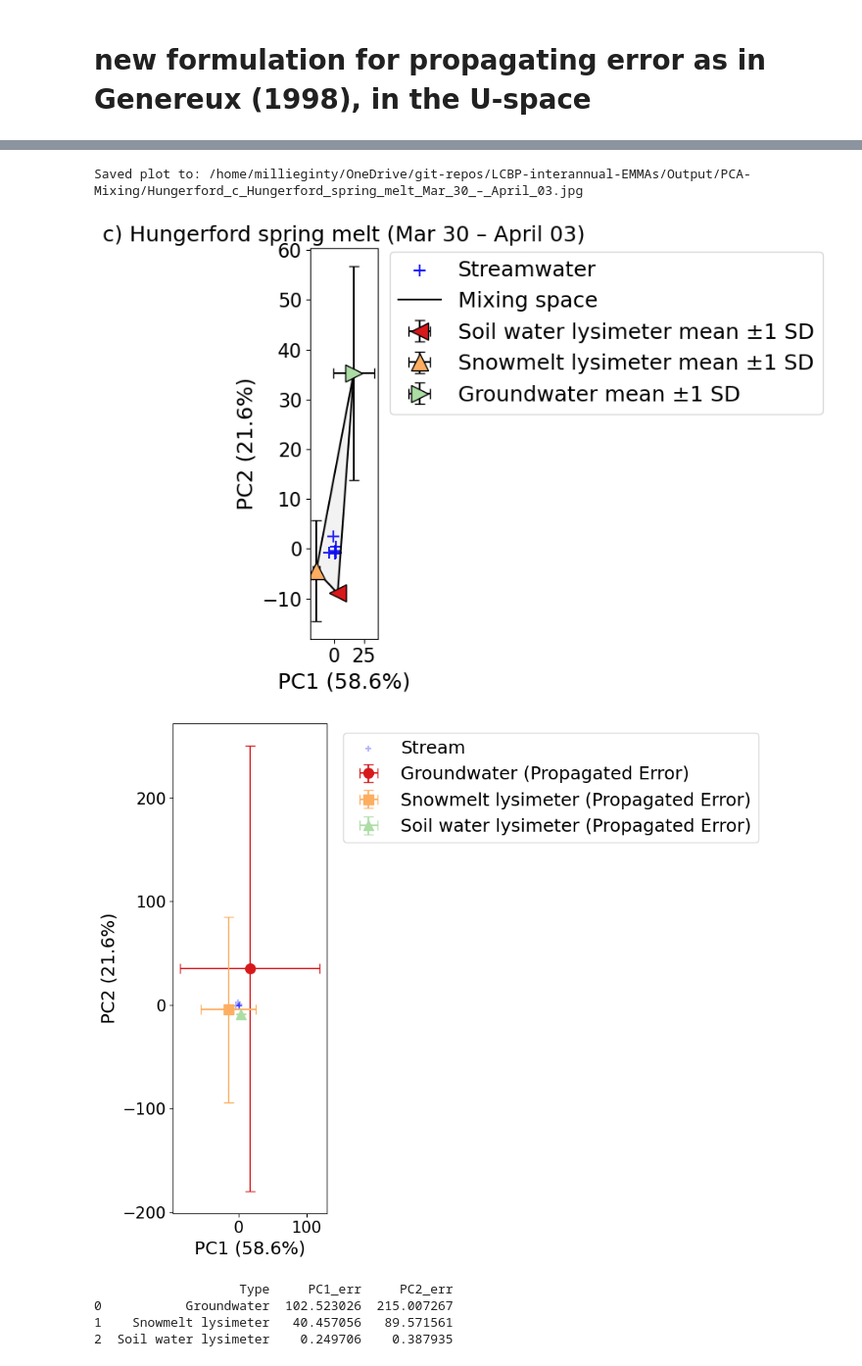
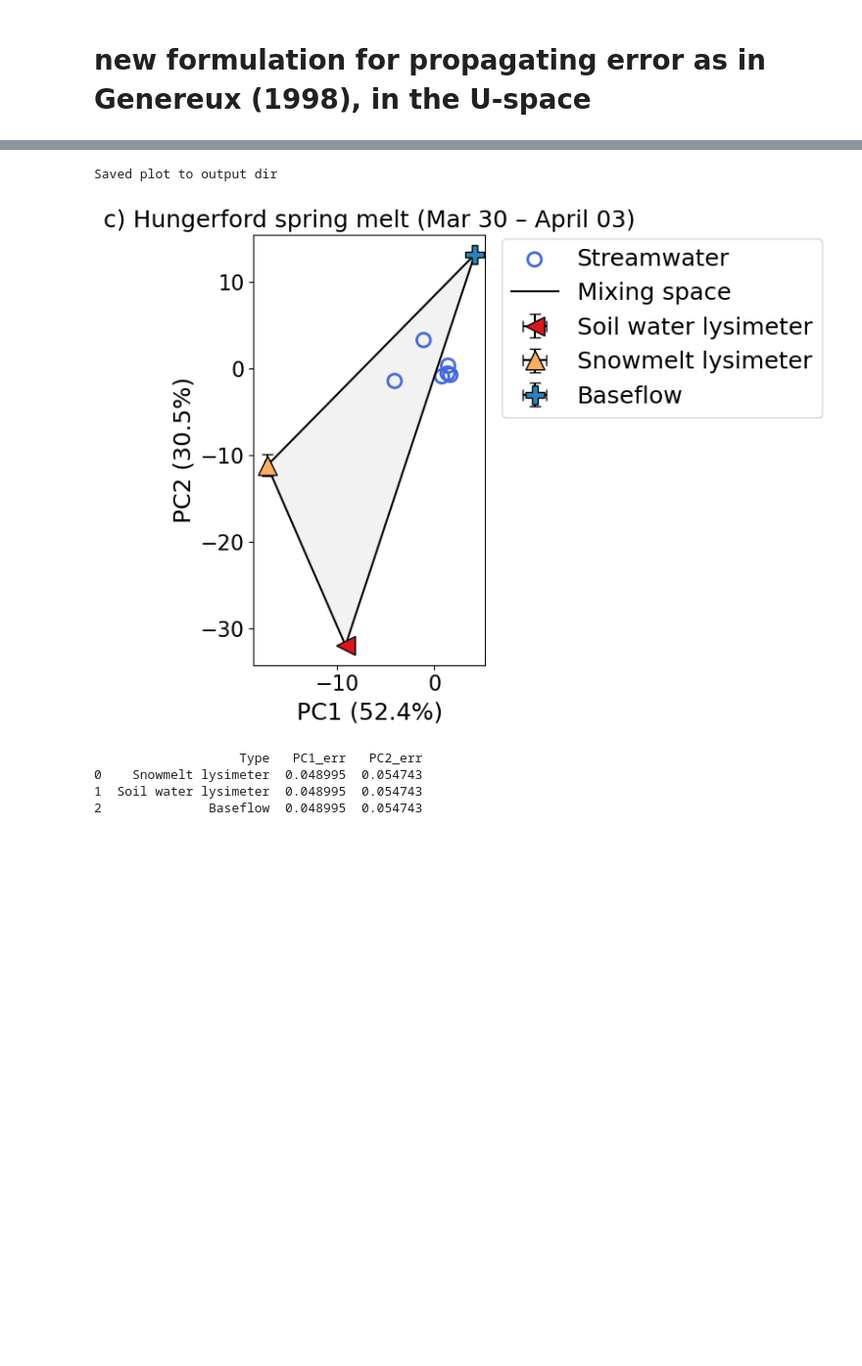
Before and after one commit to MeganEDuffy/LCBP-interannual-EMMAs, a Jupyter notebook: Notebooks/RI23_Hungerford_PCAwError.ipynb, the cells around one changed output, grey strips where cells are left out. Shown at 98% size. Cells and saved outputs as stored; diff of their text form; code cells hidden in the pictures; blank space fills up the shorter version.

```diff
--- a/Notebooks/RI23_Hungerford_PCAwError.ipynb
+++ b/Notebooks/RI23_Hungerford_PCAwError.ipynb
@@ -270,56 +271,57 @@ analytical_precision_ri23 = {
     # RI23-5013 Soil water lysimeter wet 04/12/23
     # RI23-5014 Soil water lysimeter dry 04/12/23
     # RI23-5016 Precip 04/13/23
     # RI23-5017 Snowmelt lysimeter 04/12/23
     # RI23-1061 Snowmelt lysimeter 03/28/23
     # RI23-1001 Baseflow 02/09/23
 
 ep.plot_event_pca_with_avgEM(
     data=df,
     site="Hungerford",
     start_date="2023-03-30",
     end_date="2023-04-04",
     endmember_ids=[
-                   "RI23-1001", # Baseflow 02/09/2023 (labeled GW)
-                  #"RI23-1085", # Baseflow 03/31/23
-                   "RI23-5008", # Groundwater (Mark's well) 03/16/2023
+                   "RI23-1001", # Baseflow 02/09/2023
+                   #"RI23-1035", # 03/22/2023 Baseflow
+                   #"RI23-1085", # Baseflow 03/31/23
+                   #"RI23-5008", # Groundwater (Mark's well) 03/16/2023
                    #"RI20-HB-DGW-Mark-1" # Mark's well 2020
                    #"RI22-0858", # Mark's well 03/17/2022
                    #"RI22-0864", # Mark's well 07/27/2022
+                   #"RI23-5014", # Soil water lysimeter dry 04/12/23
                    "RI23-5013", # Soil water lysimeter wet 04/12/23
                    "RI23-5017", # Snowmelt lysimeter 04/12/23
                    "RI23-1061" # Snowmelt lysimeter 03/28/23
                     ],
     title="c) Hungerford spring melt (Mar 30 – April 03)"
 )
 
-stats_em, pca_model, scaler_model = ep.plot_event_pca_with_error(
-    data=df,
-    site="Hungerford",
-    start_date="2023-03-30",
-    end_date="2023-04-04",
-    endmember_ids=[
-                   "RI23-1001", # Baseflow 02/09/2023 (labeled GW)
+#stats_em, pca_model, scaler_model = ep.plot_event_pca_with_error(
+    #data=df,
+    #site="Hungerford",
+    #start_date="2023-03-30",
+    #end_date="2023-04-04",
+    #endmember_ids=[
+                   #"RI23-1001", # Baseflow 02/09/2023 (labeled GW)
                   #"RI23-1085", # Baseflow 03/31/23
-                   "RI23-5008", # Groundwater (Mark's well) 03/16/2023
+                   #"RI23-5008", # Groundwater (Mark's well) 03/16/2023
                    #"RI20-HB-DGW-Mark-1" # Mark's well 2020
                    #"RI22-0858", # Mark's well 03/17/2022
                    #"RI22-0864", # Mark's well 07/27/2022
-                   "RI23-5013", # Soil water lysimeter wet 04/12/23
-                   "RI23-5017", # Snowmelt lysimeter 04/12/23
-                   "RI23-1061" # Snowmelt lysimeter 03/28/23
-                    ],
-    analytical_dict=analytical_precision_ri23, # Pass your dictionary here
-    title="c) Hungerford spring melt (Mar 30 – April 03)"
-)
+                   #"RI23-5013", # Soil water lysimeter wet 04/12/23
+                   #"RI23-5017", # Snowmelt lysimeter 04/12/23
+                   #"RI23-1061" # Snowmelt lysimeter 03/28/23
+                    #],
+    #analytical_dict=analytical_precision_ri23, # Pass dictionary here
+    #title="c) Hungerford spring melt (Mar 30 – April 03)"
+#)
 
-# Now 'stats_em' contains PC1_err and PC2_err for each endmember
+# 'stats_em' contains PC1_err and PC2_err for each endmember
 print(stats_em[['Type', 'PC1_err', 'PC2_err']])
 # %% [output]
-Saved plot to: /home/millieginty/OneDrive/git-repos/LCBP-interannual-EMMAs/Output/PCA-Mixing/Hungerford_c_Hungerford_spring_melt_Mar_30_–_April_03.jpg
+Saved plot to output dir
-[figure, old version]
+[figure, new version]
-[figure, removed]
-                   Type     PC1_err     PC2_err
-0           Groundwater  102.523026  215.007267
-1    Snowmelt lysimeter   40.457056   89.571561
-2  Soil water lysimeter    0.249706    0.387935
+                   Type   PC1_err   PC2_err
+0    Snowmelt lysimeter  0.048995  0.054743
+1  Soil water lysimeter  0.048995  0.054743
+2              Baseflow  0.048995  0.054743
```
Also changed, not shown: parts of 2 cells of this notebook, 9 other files.
